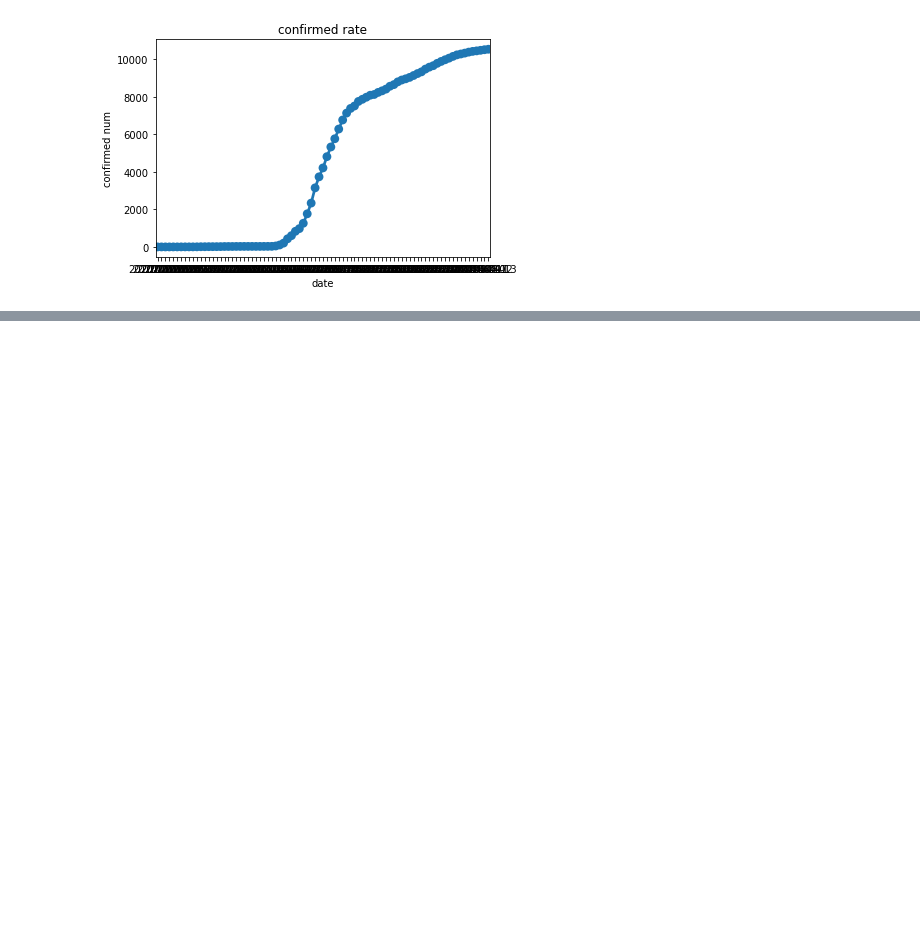
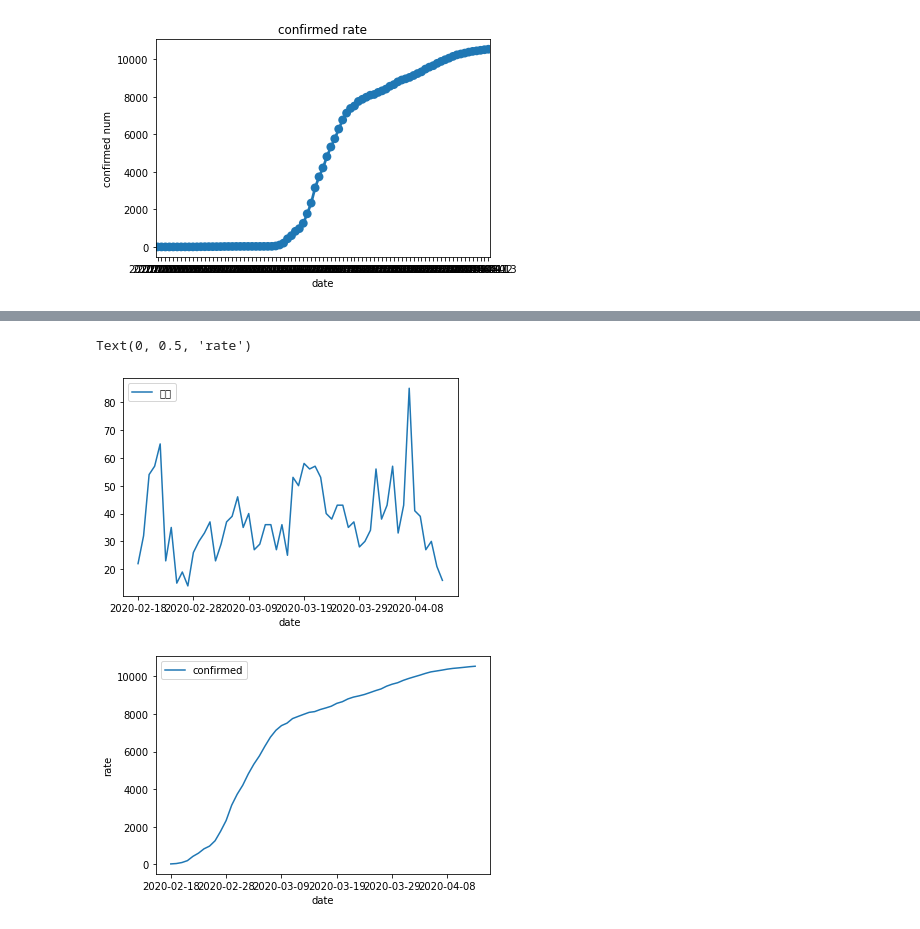
Before and after one commit to 21800040/Kwon_Jihyun, a Jupyter notebook: Deagu_PM.ipynb, the cells around one changed output, grey strips where cells are left out. Saved outputs shown, nothing was run; the diff lists cells and outputs as text; code cells hidden in the pictures; blank space fills up the shorter version.

```diff
--- a/Deagu_PM.ipynb
+++ b/Deagu_PM.ipynb
@@ -151,0 +147,5 @@ fig.show()
+# %%
+comb_data = pd.merge(patient, df_total.rename(columns = {'날짜':'date'})) #겹치는 날짜 병합
+#필요없는 열 제거
+fix_comb_data = comb_data.loc[:,['date' ,'confirmed','대구']]
+fix_comb_data.head(10)
@@ -151,0 +164,10 @@ fig.show()
+# %%
+comb_data.plot('date', '대구')
+comb_data.plot('date', 'confirmed')
+
+plt.xlabel('date')
+plt.ylabel('rate')
+# %% [output]
+Text(0, 0.5, 'rate')
+[figure, added]
+[figure, added]
```
Also changed, not shown: parts of 5 cells of this notebook.
